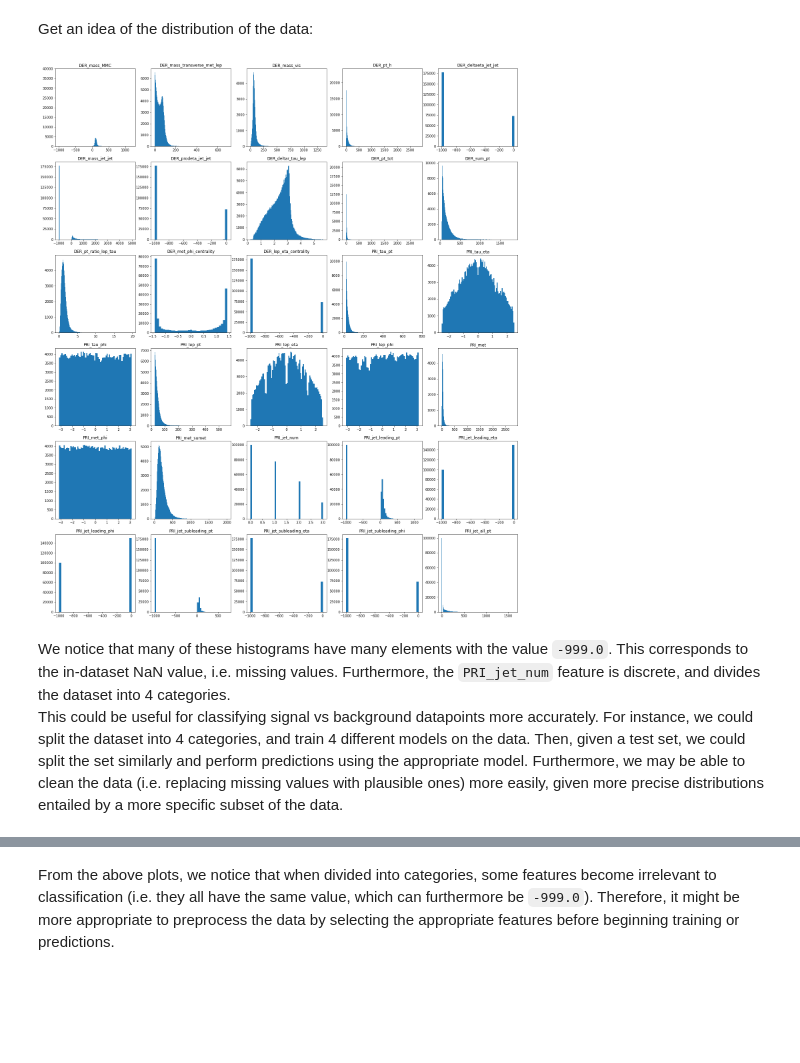
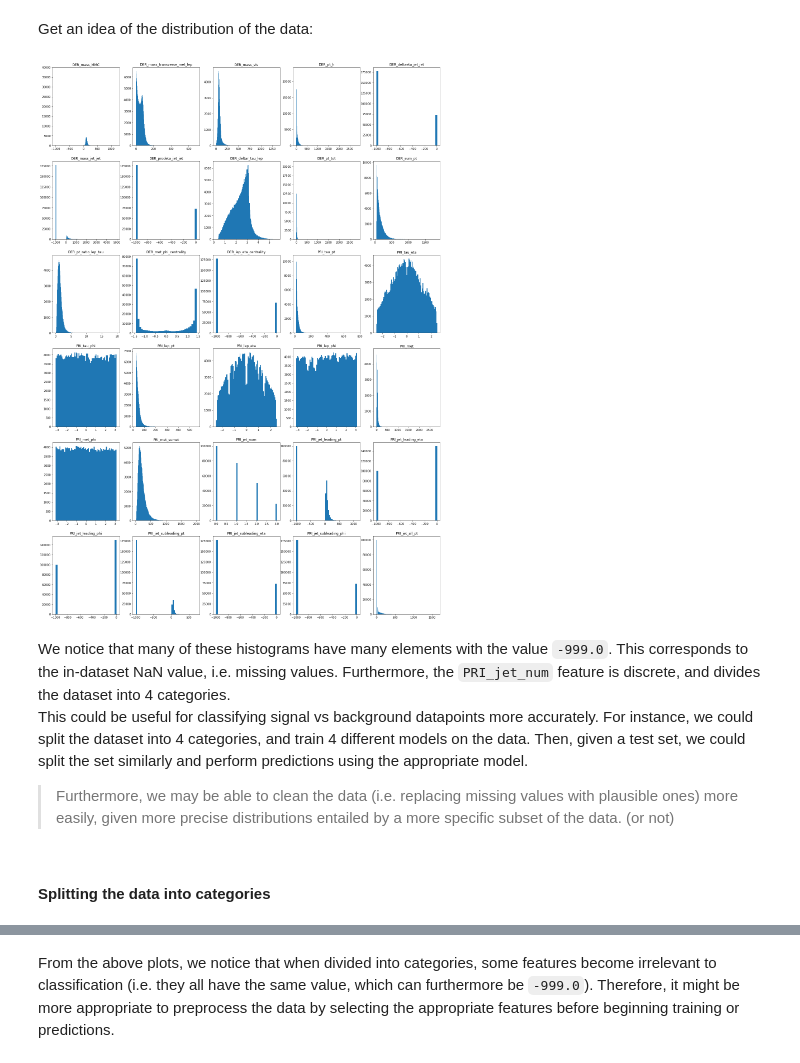
Before and after one commit to CS-433/ml-project-1-krz, a Jupyter notebook: scripts/exploration.ipynb, the cells around one changed output, grey strips where cells are left out. Saved outputs shown, nothing was run; the diff lists cells and outputs as text; code cells hidden in the pictures; blank space fills up the shorter version.

```diff
--- a/scripts/exploration.ipynb
+++ b/scripts/exploration.ipynb
@@ -71,10 +77,13 @@ for ind, lab in enumerate(labels):
 # %% [markdown]
 Get an idea of the distribution of the data:
 # %%
-plot_histograms(tX)
+plot_histograms(tX, labels, 5)
 # %% [output]
-[figure, old version]
+[figure, new version]
 # %% [markdown]
-We notice that many of these histograms have many elements with the value `-999.0`. This corresponds to the in-dataset NaN value, i.e. missing values. Furthermore, the `PRI_jet_num` feature is discrete, and divides the dataset into 4 categories. <br>This could be useful for classifying signal vs background datapoints more accurately. For instance, we could split the dataset into 4 categories, and train 4 different models on the data. Then, given a test set, we could split the set similarly and perform predictions using the appropriate model. Furthermore, we may be able to clean the data (i.e. replacing missing values with plausible ones) more easily, given more precise distributions entailed by a more specific subset of the data.
+We notice that many of these histograms have many elements with the value `-999.0`. This corresponds to the in-dataset NaN value, i.e. missing values. Furthermore, the `PRI_jet_num` feature is discrete, and divides the dataset into 4 categories. <br>This could be useful for classifying signal vs background datapoints more accurately. For instance, we could split the dataset into 4 categories, and train 4 different models on the data. Then, given a test set, we could split the set similarly and perform predictions using the appropriate model. <br>
+> Furthermore, we may be able to clean the data (i.e. replacing missing values with plausible ones) more easily, given more precise distributions entailed by a more specific subset of the data. (or not)
+# %% [markdown]
+#### Splitting the data into categories
 # %%
 jet_cat = [0, 1, 2, 3]
```
Also changed, not shown: parts of 41 cells of this notebook, 2 other files.
